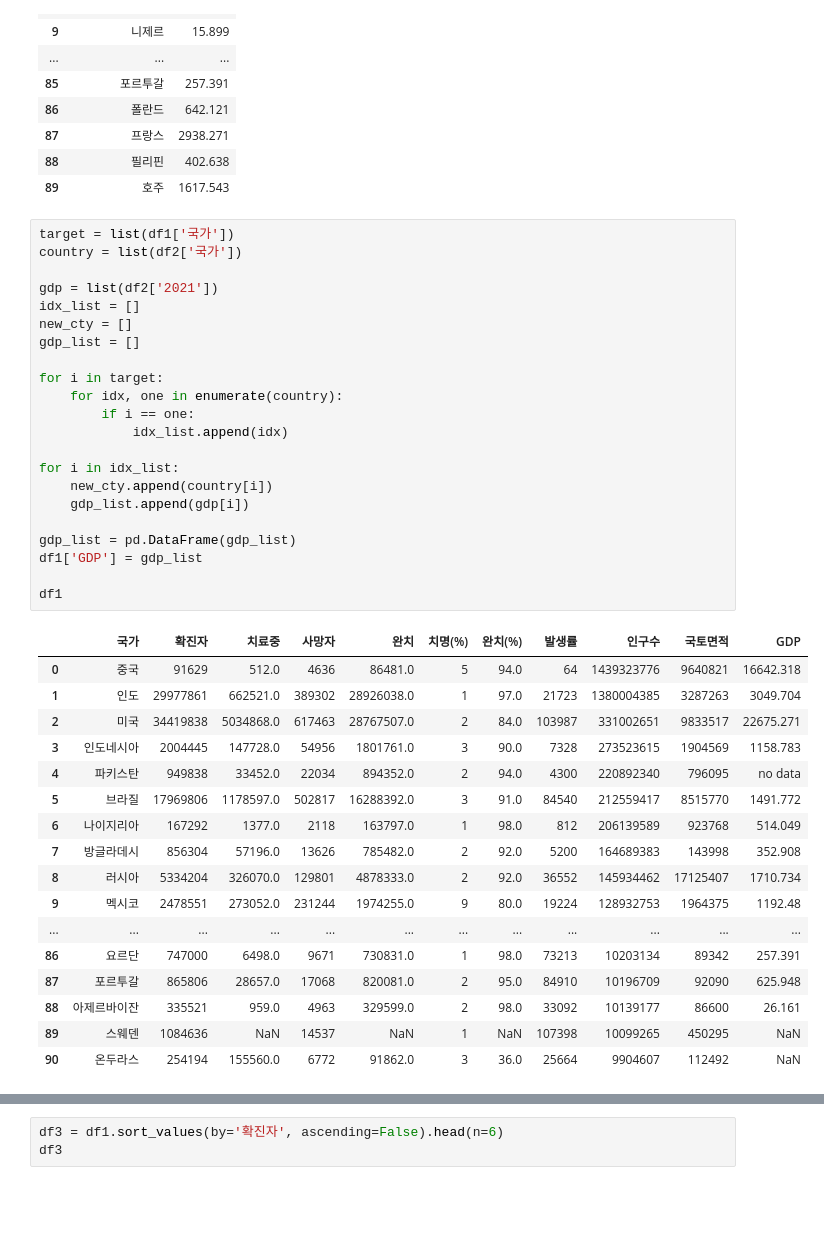
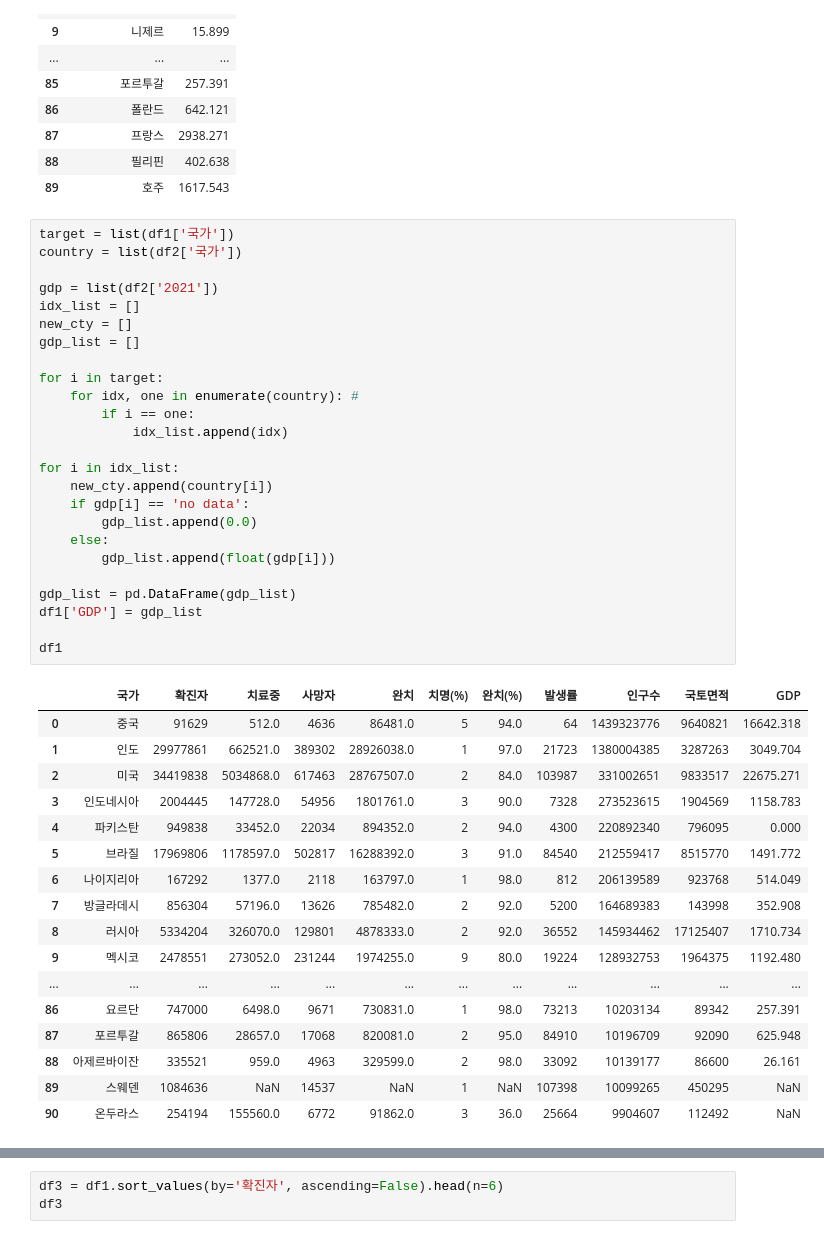
Before and after one commit to areum-choe/LikeLion, a Jupyter notebook: 210622/Matplotlib_intro.ipynb, the cells around one changed output, grey strips where cells are left out. Drawn from its saved outputs; the diff is of its cells as text; blank space fills up the shorter version.

```diff
--- a/210622/Matplotlib_intro.ipynb
+++ b/210622/Matplotlib_intro.ipynb
@@ -56,37 +56,40 @@ df2[['국가', '2021']]
 # %%
 target = list(df1['국가'])
 country = list(df2['국가'])
 
 gdp = list(df2['2021'])
 idx_list = []
 new_cty = []
 gdp_list = []
 
 for i in target:
-    for idx, one in enumerate(country):
+    for idx, one in enumerate(country): #
         if i == one:
             idx_list.append(idx)
 
 for i in idx_list:
     new_cty.append(country[i])
-    gdp_list.append(gdp[i])
+    if gdp[i] == 'no data':
+        gdp_list.append(0.0)
+    else:
+        gdp_list.append(float(gdp[i]))
 
 gdp_list = pd.DataFrame(gdp_list)
 df1['GDP'] = gdp_list
 
 df1
 # %% [output]
 |  | 국가 | 확진자 | 치료중 | 사망자 | 완치 | 치명(%) | 완치(%) | 발생률 | 인구수 | 국토면적 | GDP |
 | 0 | 중국 | 91629 | 512.0 | 4636 | 86481.0 | 5 | 94.0 | 64 | 1439323776 | 9640821 | 16642.318 |
 | 1 | 인도 | 29977861 | 662521.0 | 389302 | 28926038.0 | 1 | 97.0 | 21723 | 1380004385 | 3287263 | 3049.704 |
 | 2 | 미국 | 34419838 | 5034868.0 | 617463 | 28767507.0 | 2 | 84.0 | 103987 | 331002651 | 9833517 | 22675.271 |
 | 3 | 인도네시아 | 2004445 | 147728.0 | 54956 | 1801761.0 | 3 | 90.0 | 7328 | 273523615 | 1904569 | 1158.783 |
-| 4 | 파키스탄 | 949838 | 33452.0 | 22034 | 894352.0 | 2 | 94.0 | 4300 | 220892340 | 796095 | no data |
+| 4 | 파키스탄 | 949838 | 33452.0 | 22034 | 894352.0 | 2 | 94.0 | 4300 | 220892340 | 796095 | 0.000 |
 | 5 | 브라질 | 17969806 | 1178597.0 | 502817 | 16288392.0 | 3 | 91.0 | 84540 | 212559417 | 8515770 | 1491.772 |
 | 6 | 나이지리아 | 167292 | 1377.0 | 2118 | 163797.0 | 1 | 98.0 | 812 | 206139589 | 923768 | 514.049 |
 | 7 | 방글라데시 | 856304 | 57196.0 | 13626 | 785482.0 | 2 | 92.0 | 5200 | 164689383 | 143998 | 352.908 |
 | 8 | 러시아 | 5334204 | 326070.0 | 129801 | 4878333.0 | 2 | 92.0 | 36552 | 145934462 | 17125407 | 1710.734 |
-| 9 | 멕시코 | 2478551 | 273052.0 | 231244 | 1974255.0 | 9 | 80.0 | 19224 | 128932753 | 1964375 | 1192.48 |
+| 9 | 멕시코 | 2478551 | 273052.0 | 231244 | 1974255.0 | 9 | 80.0 | 19224 | 128932753 | 1964375 | 1192.480 |
 | ... | ... | ... | ... | ... | ... | ... | ... | ... | ... | ... | ... |
 | 86 | 요르단 | 747000 | 6498.0 | 9671 | 730831.0 | 1 | 98.0 | 73213 | 10203134 | 89342 | 257.391 |
 | 87 | 포르투갈 | 865806 | 28657.0 | 17068 | 820081.0 | 2 | 95.0 | 84910 | 10196709 | 92090 | 625.948 |
```
Also changed, not shown: parts of 7 cells of this notebook.
